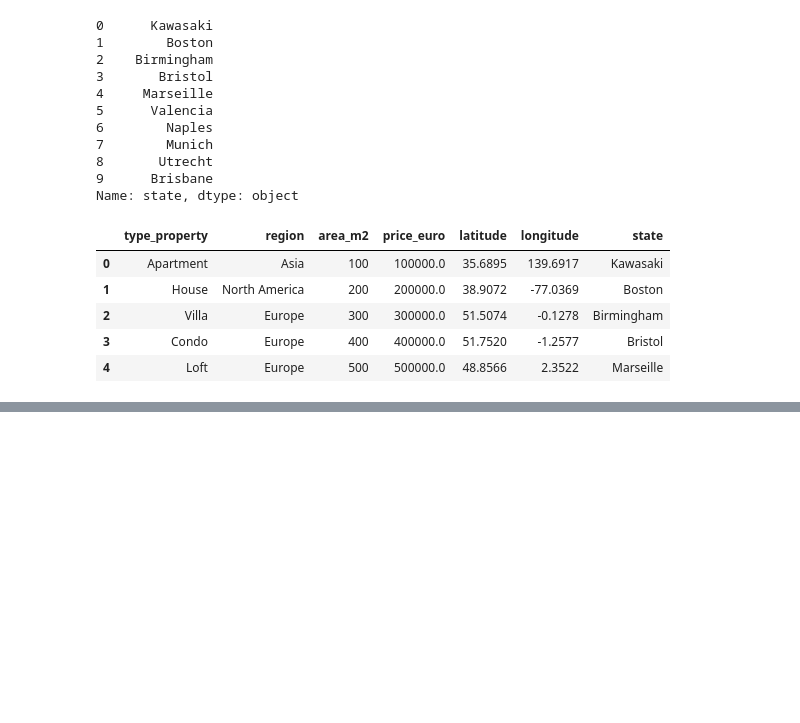
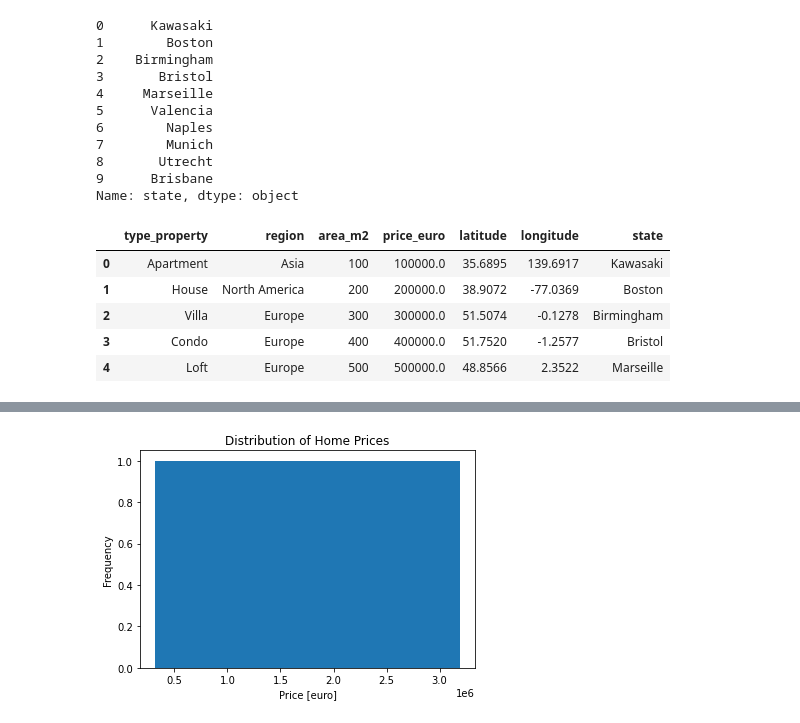
Before and after one commit to Imed-Ha/Pandas-Library, a Jupyter notebook: Dealing_with_data.ipynb, the cells around one changed output, grey strips where cells are left out. Saved outputs shown, nothing was run; the diff lists cells and outputs as text; code cells hidden in the pictures; blank space fills up the shorter version.

```diff
--- a/Dealing_with_data.ipynb
+++ b/Dealing_with_data.ipynb
@@ -107,0 +133,15 @@ df["price_euro"] = (df["price_euro"]*3.19).round(2)
+# %%
+# Build histogram
+plt.hist(df['price_euro']);
+
+# Label axes
+plt.xlabel('Price [euro]');
+plt.ylabel('Frequency');
+
+# Add title
+plt.title('Distribution of Home Prices');
+
+# Don't change the code below 👇
+plt.savefig("images/hist.png", dpi=150)
+# %% [output]
+[figure, added]
```
Also changed, not shown: parts of 11 cells of this notebook, 5 other files.
